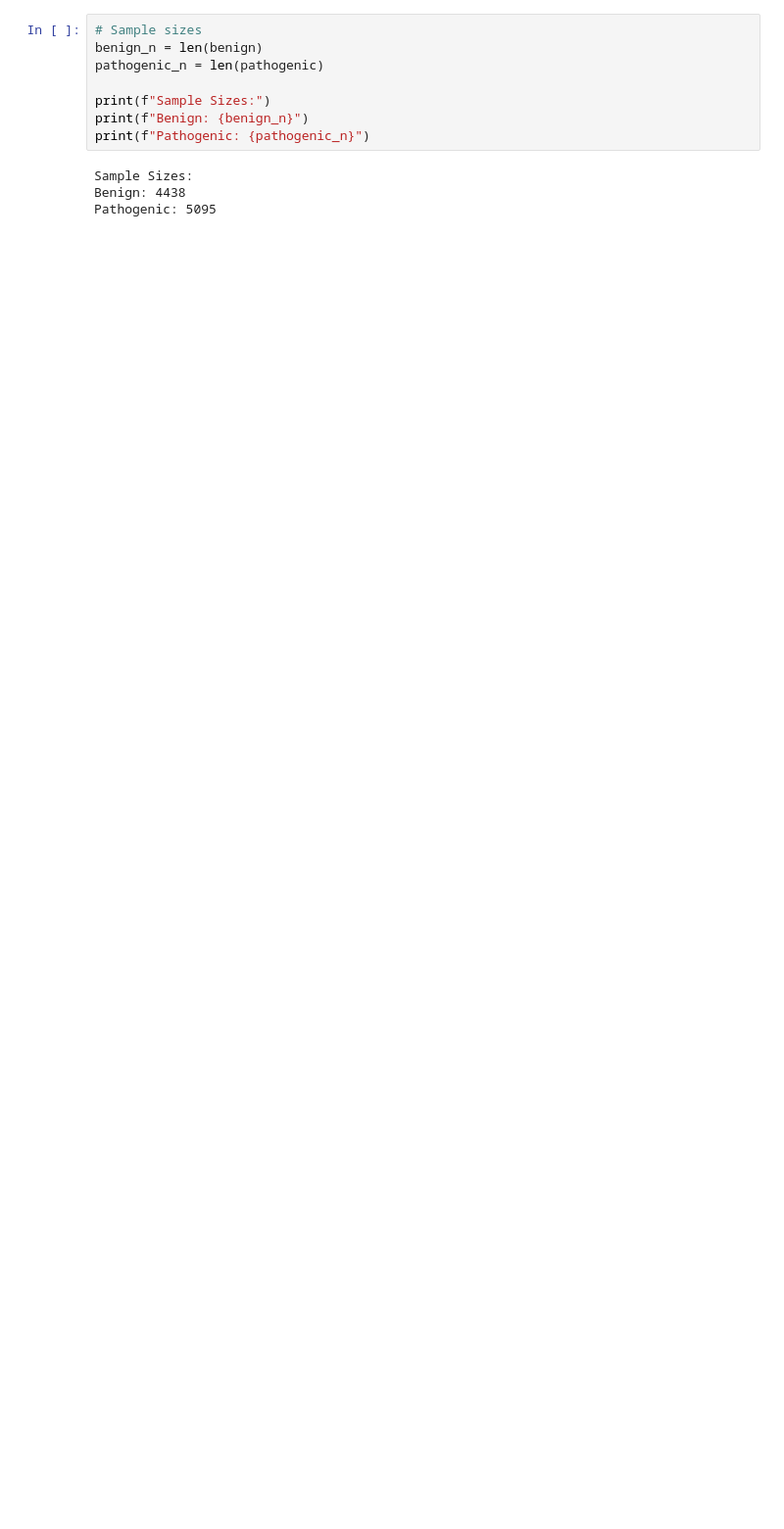
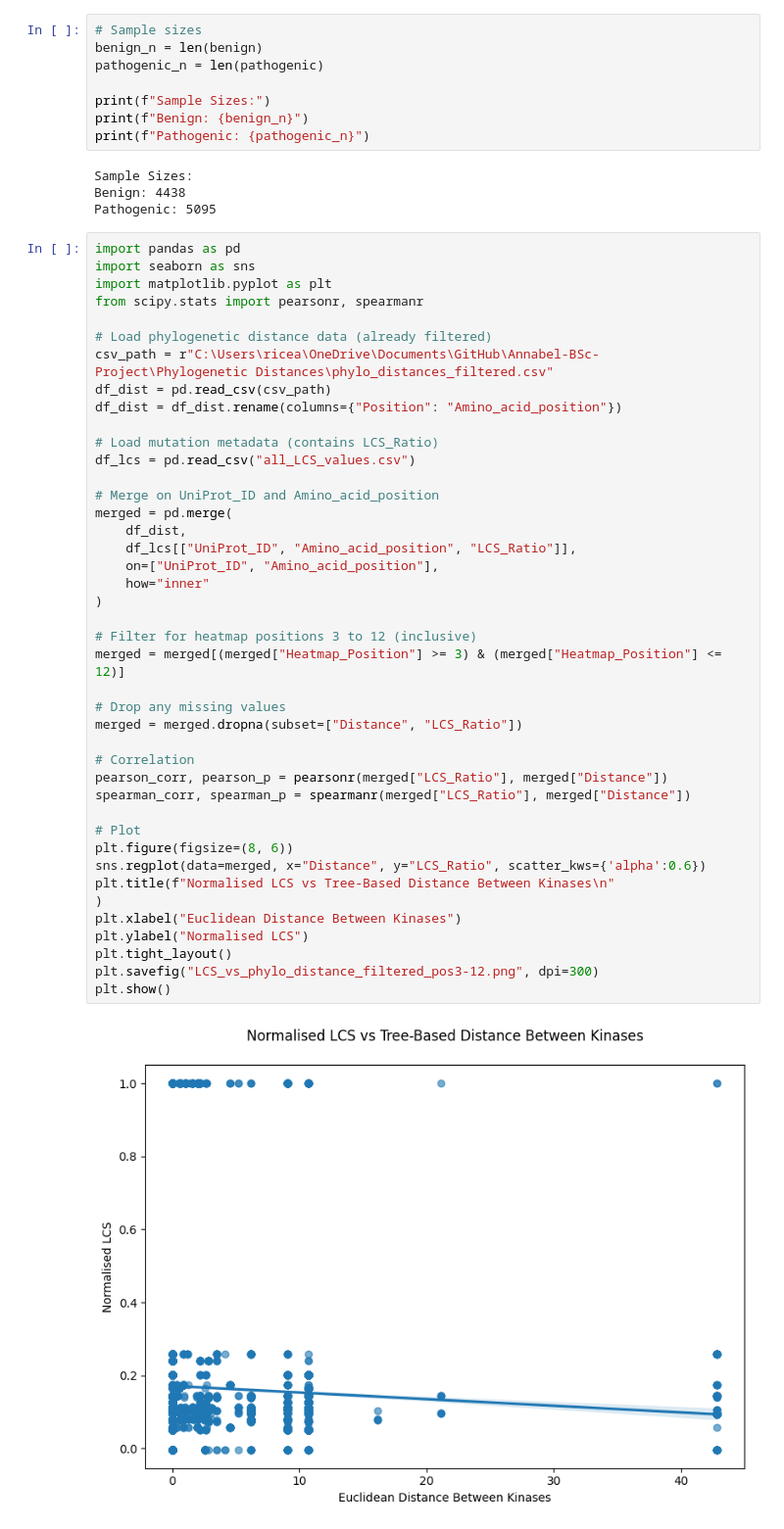
Before and after one commit to annabelrice30/Annabel-BSc-Project, a Jupyter notebook: Phylogenetic Distances/Phylogenetic distances.ipynb, the cells around one changed output. Shown: that part at 98% size. Cells and saved outputs as stored; diff of their text form; blank space fills up the shorter version.

```diff
--- a/Phylogenetic Distances/Phylogenetic distances.ipynb
+++ b/Phylogenetic Distances/Phylogenetic distances.ipynb
@@ -239,3 +258,47 @@ print(f"Pathogenic: {pathogenic_n}")
 Sample Sizes:
 Benign: 4438
 Pathogenic: 5095
+# %%
+import pandas as pd
+import seaborn as sns
+import matplotlib.pyplot as plt
+from scipy.stats import pearsonr, spearmanr
+
+# Load phylogenetic distance data (already filtered)
+csv_path = r"C:\Users\ricea\OneDrive\Documents\GitHub\Annabel-BSc-Project\Phylogenetic Distances\phylo_distances_filtered.csv"
+df_dist = pd.read_csv(csv_path)
+df_dist = df_dist.rename(columns={"Position": "Amino_acid_position"})
+
+# Load mutation metadata (contains LCS_Ratio)
+df_lcs = pd.read_csv("all_LCS_values.csv")
+
+# Merge on UniProt_ID and Amino_acid_position
+merged = pd.merge(
+    df_dist,
+    df_lcs[["UniProt_ID", "Amino_acid_position", "LCS_Ratio"]],
+    on=["UniProt_ID", "Amino_acid_position"],
+    how="inner"
+)
+
+# Filter for heatmap positions 3 to 12 (inclusive)
+merged = merged[(merged["Heatmap_Position"] >= 3) & (merged["Heatmap_Position"] <= 12)]
+
+# Drop any missing values
+merged = merged.dropna(subset=["Distance", "LCS_Ratio"])
+
+# Correlation
+pearson_corr, pearson_p = pearsonr(merged["LCS_Ratio"], merged["Distance"])
+spearman_corr, spearman_p = spearmanr(merged["LCS_Ratio"], merged["Distance"])
+
+# Plot
+plt.figure(figsize=(8, 6))
+sns.regplot(data=merged, x="Distance", y="LCS_Ratio", scatter_kws={'alpha':0.6})
+plt.title(f"Normalised LCS vs Tree-Based Distance Between Kinases\n"
+)
+plt.xlabel("Euclidean Distance Between Kinases")
+plt.ylabel("Normalised LCS")
+plt.tight_layout()
+plt.savefig("LCS_vs_phylo_distance_filtered_pos3-12.png", dpi=300)
+plt.show()
+# %% [output]
+[figure, added]
```
Also changed, not shown: parts of 11 cells of this notebook, 24 other files.
